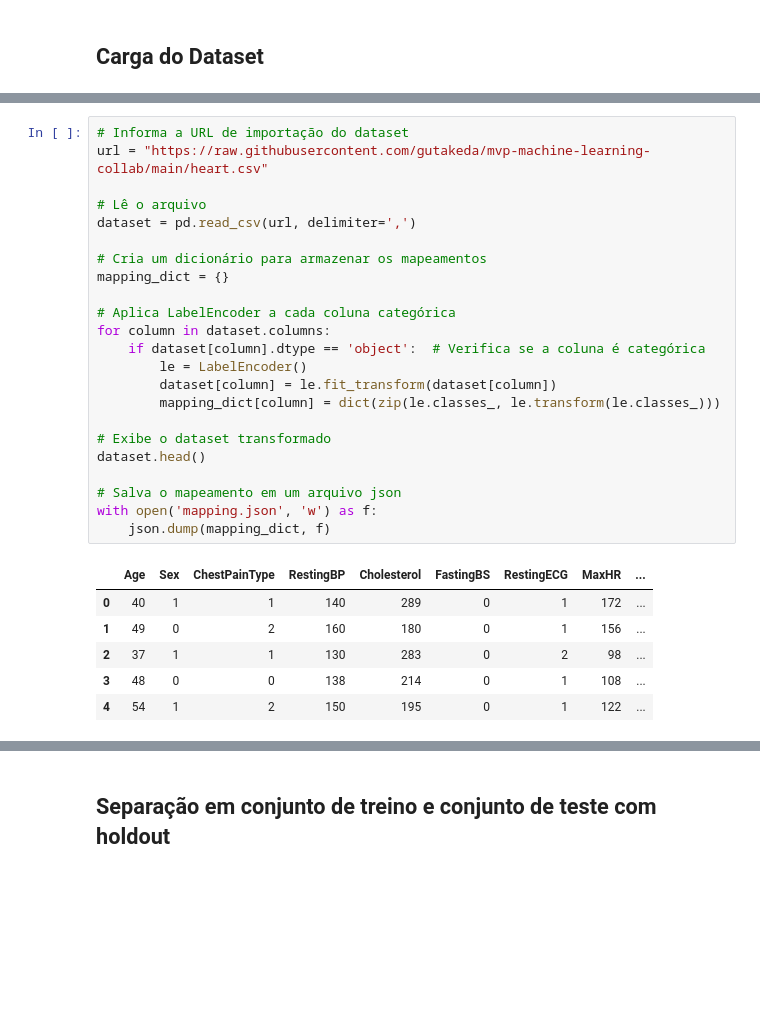
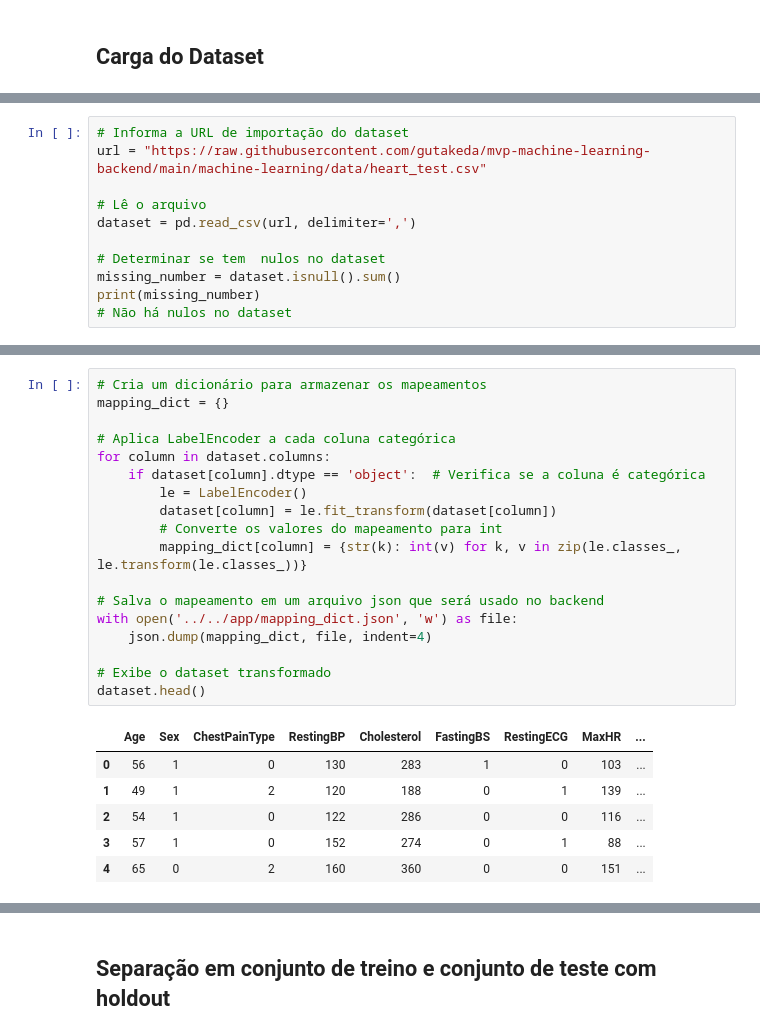
Before and after one commit to gutakeda/mvp-machine-learning-backend, a Jupyter notebook: machine-learning/notebooks/Heart_Disease_Classification.ipynb, the cells around one changed output, grey strips where cells are left out. Saved outputs shown, nothing was run; the diff lists cells and outputs as text; blank space fills up the shorter version.

```diff
--- a/machine-learning/notebooks/Heart_Disease_Classification.ipynb
+++ b/machine-learning/notebooks/Heart_Disease_Classification.ipynb
@@ -32,0 +52,11 @@ from sklearn.svm import SVC
+# %%
+# Informa a URL de importação do dataset
+url = "https://raw.githubusercontent.com/gutakeda/mvp-machine-learning-backend/main/machine-learning/data/heart_test.csv"
+
+# Lê o arquivo
+dataset = pd.read_csv(url, delimiter=',')
+
+# Determinar se tem  nulos no dataset
+missing_number = dataset.isnull().sum()
+print(missing_number)
+# Não há nulos no dataset
@@ -33,30 +77,25 @@ from sklearn.svm import SVC
 # %%
-# Informa a URL de importação do dataset
-url = "https://raw.githubusercontent.com/gutakeda/mvp-machine-learning-collab/main/heart.csv"
-
-# Lê o arquivo
-dataset = pd.read_csv(url, delimiter=',')
-
 # Cria um dicionário para armazenar os mapeamentos
 mapping_dict = {}
 
 # Aplica LabelEncoder a cada coluna categórica
 for column in dataset.columns:
     if dataset[column].dtype == 'object':  # Verifica se a coluna é categórica
         le = LabelEncoder()
         dataset[column] = le.fit_transform(dataset[column])
-        mapping_dict[column] = dict(zip(le.classes_, le.transform(le.classes_)))
+        # Converte os valores do mapeamento para int
+        mapping_dict[column] = {str(k): int(v) for k, v in zip(le.classes_, le.transform(le.classes_))}
+
+# Salva o mapeamento em um arquivo json que será usado no backend
+with open('../../app/mapping_dict.json', 'w') as file:
+    json.dump(mapping_dict, file, indent=4)
 
 # Exibe o dataset transformado
 dataset.head()
-
-# Salva o mapeamento em um arquivo json
-with open('mapping.json', 'w') as f:
-    json.dump(mapping_dict, f)
 # %% [output]
 |  | Age | Sex | ChestPainType | RestingBP | Cholesterol | FastingBS | RestingECG | MaxHR | ... |
-| 0 | 40 | 1 | 1 | 140 | 289 | 0 | 1 | 172 | ... |
-| 1 | 49 | 0 | 2 | 160 | 180 | 0 | 1 | 156 | ... |
-| 2 | 37 | 1 | 1 | 130 | 283 | 0 | 2 | 98 | ... |
-| 3 | 48 | 0 | 0 | 138 | 214 | 0 | 1 | 108 | ... |
-| 4 | 54 | 1 | 2 | 150 | 195 | 0 | 1 | 122 | ... |
+| 0 | 56 | 1 | 0 | 130 | 283 | 1 | 0 | 103 | ... |
+| 1 | 49 | 1 | 2 | 120 | 188 | 0 | 1 | 139 | ... |
+| 2 | 54 | 1 | 0 | 122 | 286 | 0 | 0 | 116 | ... |
+| 3 | 57 | 1 | 0 | 152 | 274 | 0 | 1 | 88 | ... |
+| 4 | 65 | 0 | 2 | 160 | 360 | 0 | 0 | 151 | ... |
```
Also changed, not shown: parts of 23 cells of this notebook, 20 other files.
